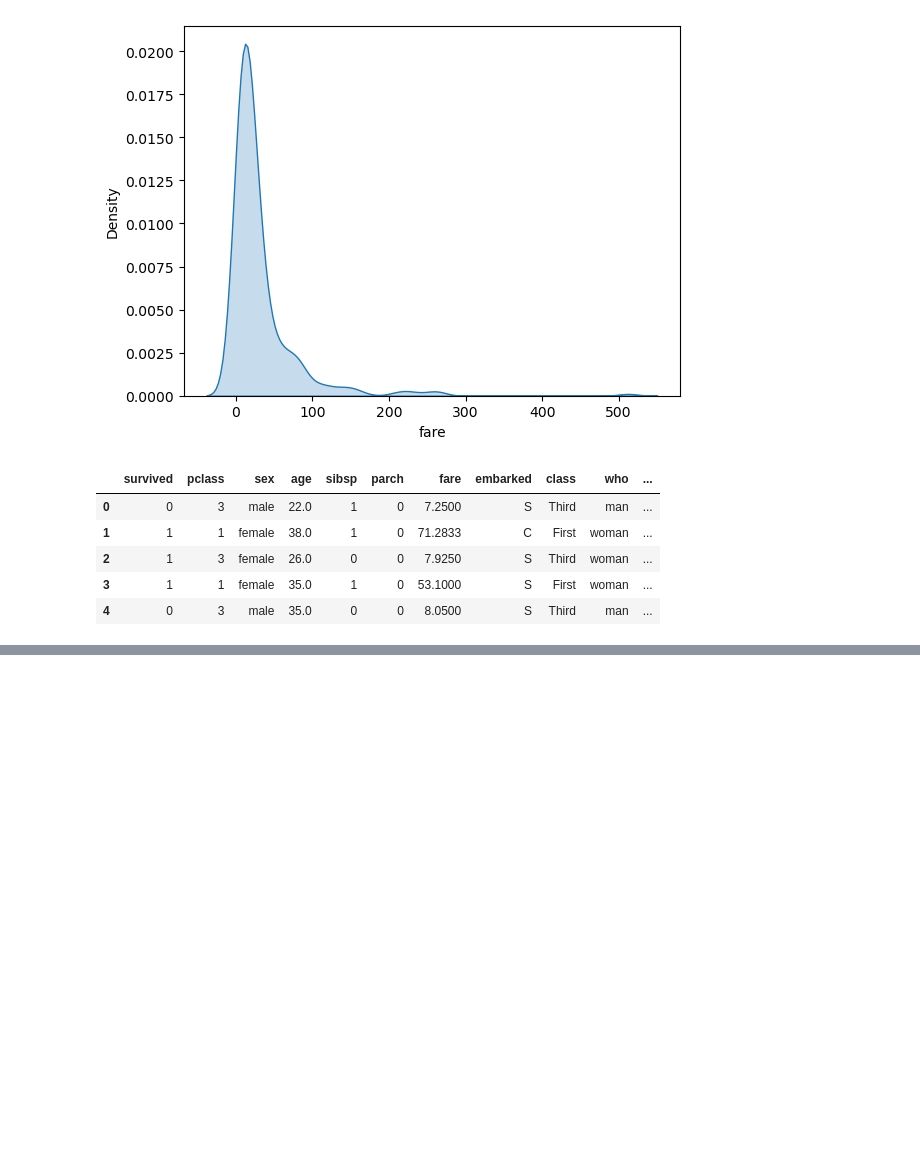
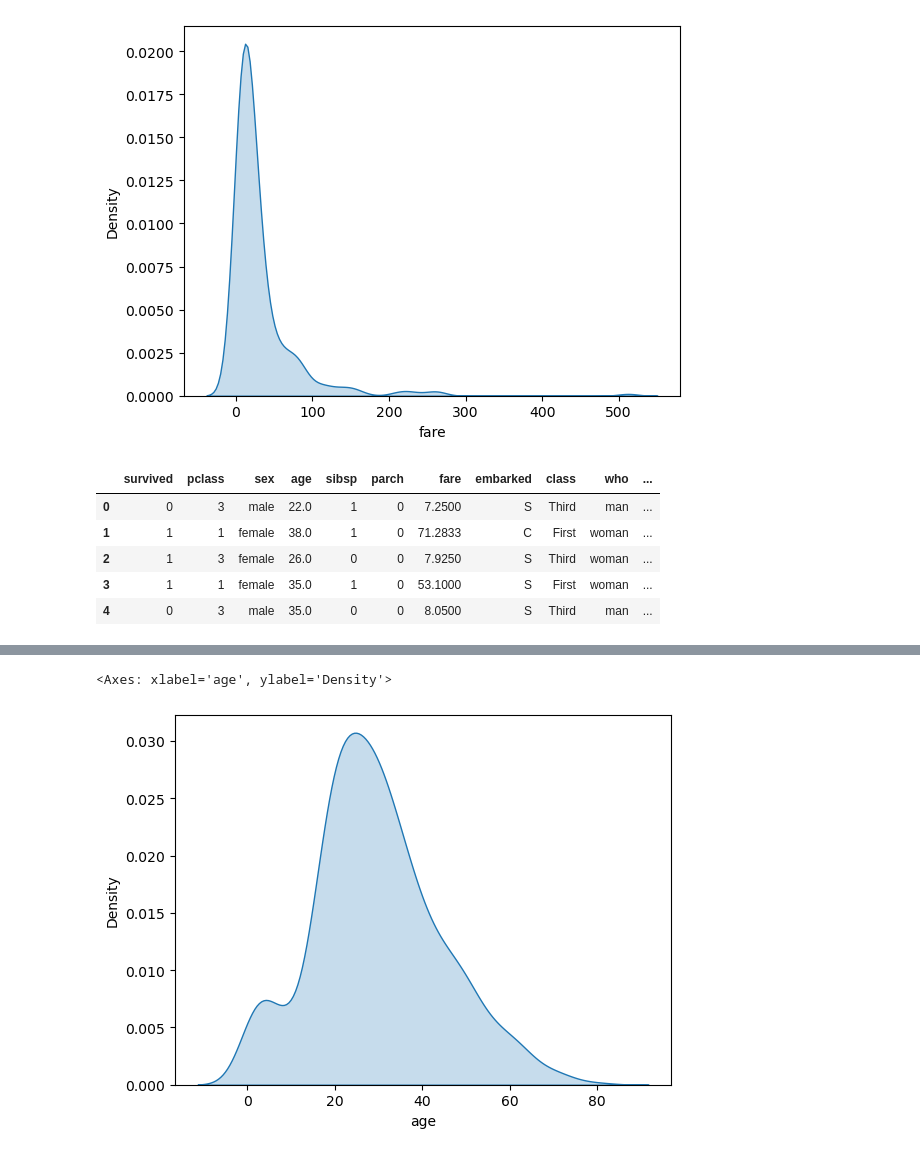
Before and after one commit to Ghazi-work/Python-Pandas, a Jupyter notebook: Visualization_practice/06_Visualization.ipynb, the cells around one changed output, grey strips where cells are left out. Cells and saved outputs as stored; diff of their text form; code cells hidden in the pictures; blank space fills up the shorter version.

```diff
--- a/Visualization_practice/06_Visualization.ipynb
+++ b/Visualization_practice/06_Visualization.ipynb
@@ -452,0 +510,5 @@ fig.show()
+# %%
+sns.kdeplot(df['age'], fill=True)
+# %% [output]
+<Axes: xlabel='age', ylabel='Density'>
+[figure, added]
```
Also changed, not shown: parts of 16 cells of this notebook.
